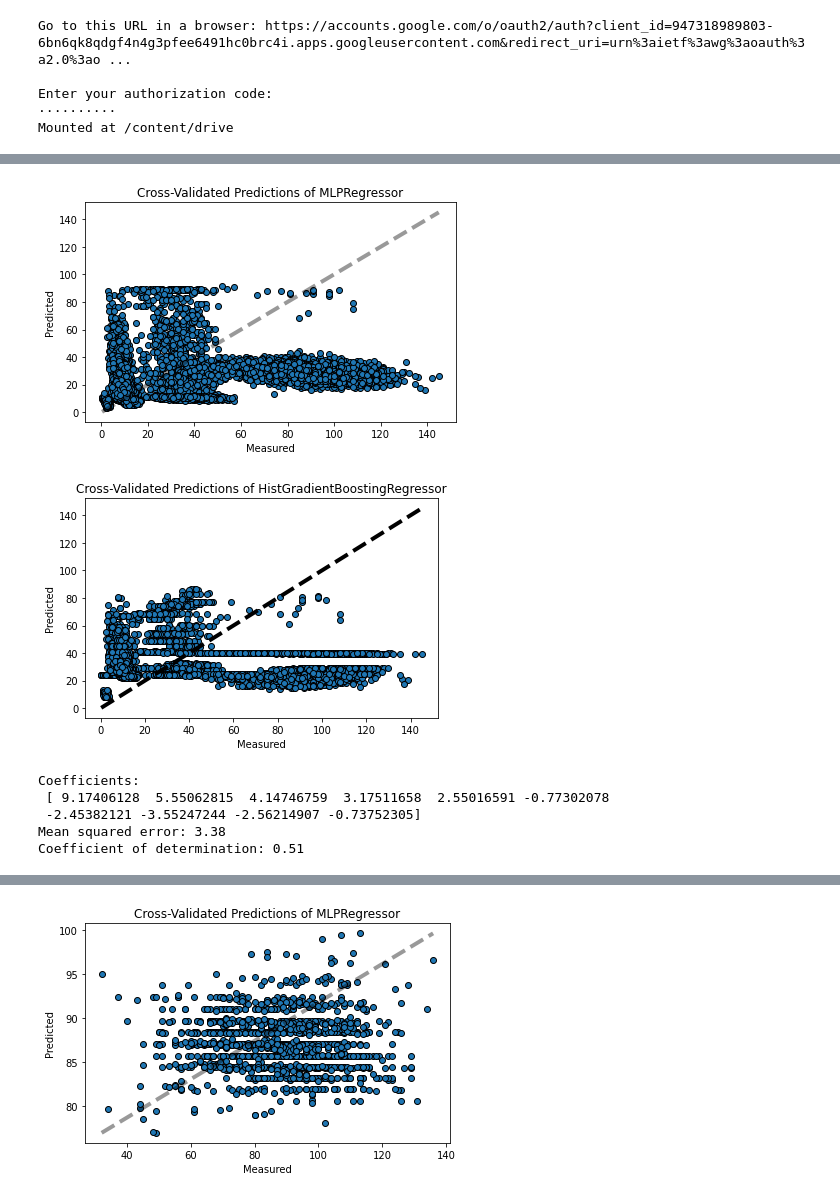
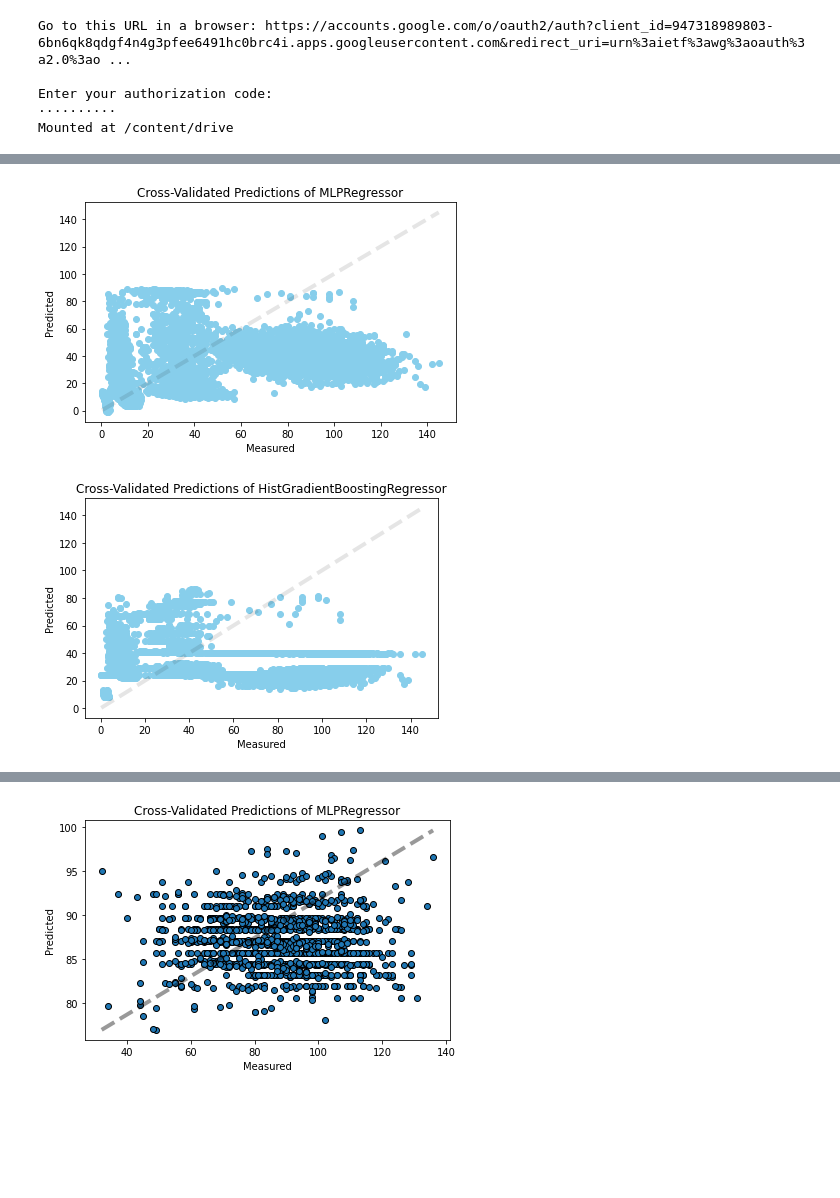
Before and after one commit to Freya-LR/strategic_network, a Jupyter notebook: Analysis.ipynb, the cells around one changed output, grey strips where cells are left out. Cells and saved outputs as stored; diff of their text form; code cells hidden in the pictures; blank space fills up the shorter version.

```diff
--- a/Analysis.ipynb
+++ b/Analysis.ipynb
@@ -370,66 +295,38 @@ done in 0.645s
 # %%
 from sklearn.model_selection import GridSearchCV
 # cross_val_predict returns an array of the same size as `y` where each entry
 # is a prediction obtained by cross validation:
 
 mlpr = MLPRegressor(hidden_layer_sizes=(50, 50),
                                      learning_rate_init=0.01,
                                      early_stopping=True)
 
 hgbr=HistGradientBoostingRegressor(loss='least_squares', learning_rate=0.01)
 
 predictedm = cross_val_predict(mlpr, X_n10_3_c, E_n10_3_c , cv=3)
 predictedh = cross_val_predict(hgbr, X_n10_3_c, E_n10_3_c , cv=3)
 
 fig1 = plt.figure()
-plt.scatter(E_n10_3_c, predictedm, edgecolors=(0, 0, 0))
+plt.scatter(E_n10_3_c, predictedm,c='skyblue')
 plt.plot([E_n10_3_c.min(), E_n10_3_c.max()], [E_n10_3_c.min(), E_n10_3_c.max()],
-         'k--', lw=4, alpha=0.4)
+         'k--', lw=4, alpha=0.1)
 plt.xlabel('Measured')
 plt.ylabel('Predicted')
 plt.title("Cross-Validated Predictions of MLPRegressor")
 plt.tight_layout()
 fig2 = plt.figure()
-plt.scatter(E_n10_3_c, predictedh, edgecolors=(0, 0, 0))
-plt.plot([E_n10_3_c.min(), E_n10_3_c.max()], [E_n10_3_c.min(), E_n10_3_c.max()], 'k--', lw=4)
+plt.scatter(E_n10_3_c, predictedh,c='skyblue')
+plt.plot([E_n10_3_c.min(), E_n10_3_c.max()], [E_n10_3_c.min(), E_n10_3_c.max()],
+         'k--', lw=4,alpha=0.1)
 plt.xlabel('Measured')
 plt.ylabel('Predicted')
 plt.title("Cross-Validated Predictions of HistGradientBoostingRegressor")
 plt.tight_layout()
 
 plt.show()
 # %% [output]
-[figure, old version]
+[figure, new version]
-[figure, old version]
+[figure, new version]
-# %%
-n=10
-x=np.zeros((1000,10))
-for i in range(n):
-    x[:,i]=clustering_n10_3[i]
-y = np.array(Efficiency_loss_n10_3[0])
-
-x_train, x_test, y_train, y_test = train_test_split(x, y, test_size=0.1,random_state=0)
-regr = LinearRegression()
-
-# Train the model using the training sets
-regr.fit(x, y)
-
-# Make predictions using the testing set
-y_pred = regr.predict(x_test)
-# The coefficients
-print('Coefficients: \n', regr.coef_)
-# The mean squared error
-print('Mean squared error: %.2f'
-      % mean_squared_error(y_test, y_pred))
-# The coefficient of determination: 1 is perfect prediction
-print('Coefficient of determination: %.2f'
-      % regr.score(x, y))
-# %% [output]
-Coefficients:
- [ 9.17406128  5.55062815  4.14746759  3.17511658  2.55016591 -0.77302078
- -2.45382121 -3.55247244 -2.56214907 -0.73752305]
-Mean squared error: 3.38
-Coefficient of determination: 0.51
 # %%
 with pd.ExcelFile('/content/drive/My Drive/output_values/output_n10_3_i_4.xlsx') as reader:
 
```
Also changed, not shown: parts of 8 cells of this notebook.
